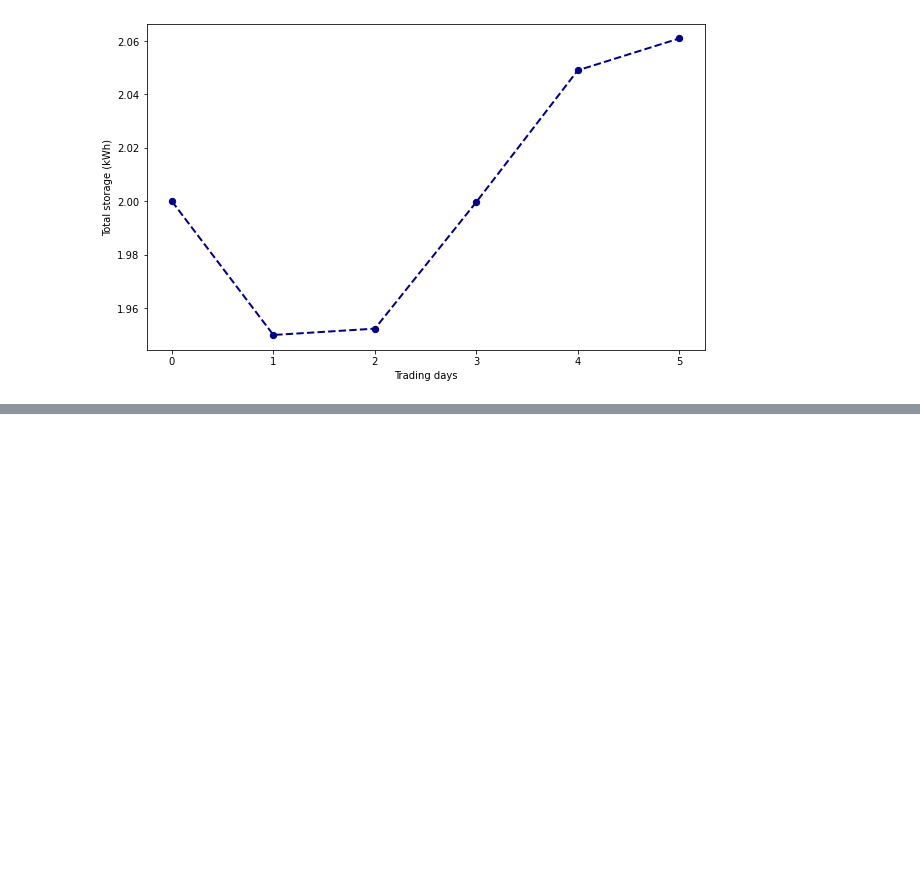
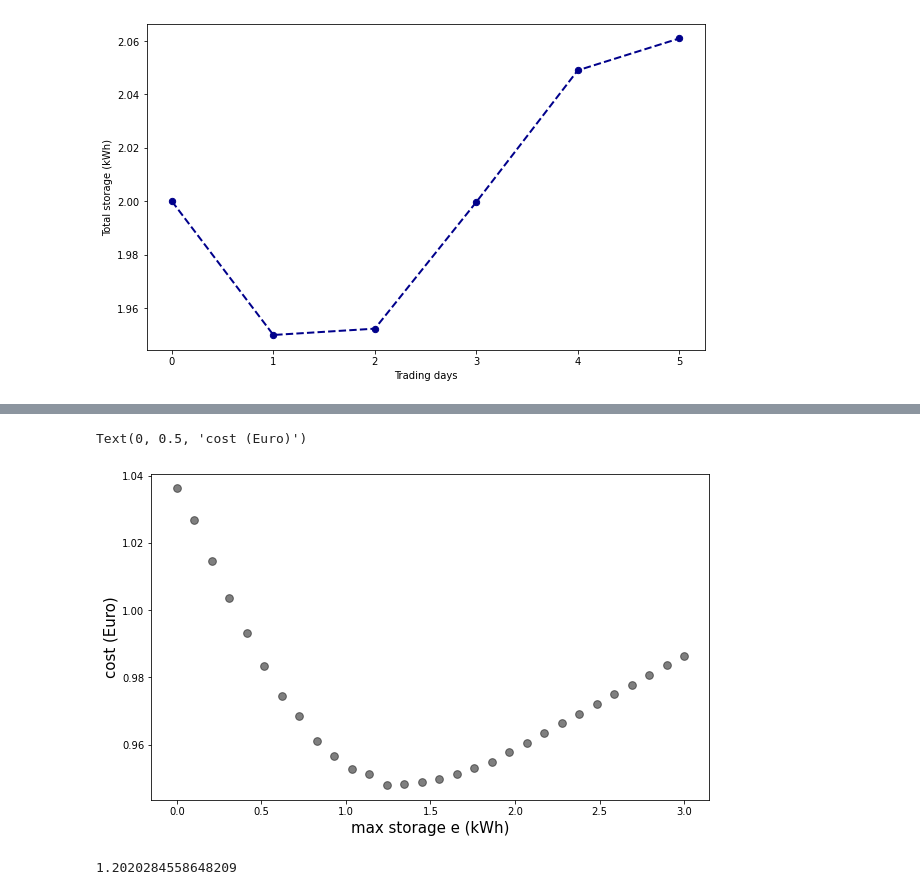
Before and after one commit to rossetl/GT-Smart-Grids, a Jupyter notebook: notebook2.ipynb, the cells around one changed output, grey strips where cells are left out. Drawn from its saved outputs; the diff is of its cells as text; code cells hidden in the pictures; blank space fills up the shorter version.

```diff
--- a/notebook2.ipynb
+++ b/notebook2.ipynb
@@ -487,0 +501,18 @@ ax1.set_ylabel('Total storage (kWh)');
+# %%
+# Intialization
+e0 = np.ones(n_nodes)*0.05              # storage level
+e = np.ones(n_nodes)*0.1                # storage capacity
+b_pm = np.zeros(shape=(n_nodes, 2*T))   # charging profiles
+l = np.zeros(shape=(n_nodes, T))        # load profiles
+b_history = np.ndarray(shape=(0, T))    # storage profile history
+p_history = np.ndarray(shape=(0, T))    # price history
+e_history = np.array([])                # total storage
+
+# generate load profiles
+sigma = 0.005
+for i in range(n_nodes):
+    l[i, :] = load_curve[(poisson.rvs(mu=2, size=T) + np.arange(T)) % T] + np.random.randn(T)*sigma
+
+p = market_price(l.sum(axis=0) - b_pm[:, T:].sum(axis=0) + b_pm[:, :T].sum(axis=0))
+p_history = np.append(p_history, [p], axis=0)
+e_history = np.append(e_history, e.sum())
@@ -487,0 +566,30 @@ ax1.set_ylabel('Total storage (kWh)');
+# %%
+from scipy.optimize import minimize, Bounds, LinearConstraint, minimize_scalar
+def evaluate_e_opt(e, n, p, l, c):
+    mat_constr = constr_matrix_b(alpha)
+    leftv_constr, rightv_constr = constr_vectors_b(n, b_sup, b_inf, alpha, e0, e, l)
+    linear_constraint = LinearConstraint(mat_constr, leftv_constr, rightv_constr)
+    bounds = Bounds([0] * 2 * T, [max(b_sup, b_inf)] * 2 * T)
+    x0 = np.zeros(2 * T)
+    b_opt = minimize(u_b, x0, args=(p, l[n, :], c[n], e), method='trust-constr',
+        constraints=linear_constraint,
+        bounds=bounds,
+        #options={'factorization_method' : 'SVDFactorization', 'verbose' : 0})
+        options={'verbose' : 0})
+    return u_b(b_opt.x, p, l[0, :], c[0], e)
+# %%
+e_list = np.linspace(0, 3, 30)
+with Parallel(n_jobs=30) as parallel:
+    e_vals = parallel(delayed(evaluate_e_opt)(e_val, 0, p, l, c) for e_val in e_list)
+# %%
+plt.figure(figsize=(10,6))
+plt.scatter(e_list, e_vals, s=60, c='black', alpha=0.5)
+plt.xlabel('max storage e (kWh)', size=15)
+plt.ylabel('cost (Euro)', size=15)
+# %% [output]
+Text(0, 0.5, 'cost (Euro)')
+[figure, added]
+# %%
+u_b(b_pm[0, :], p, l[0, :], c[0], 3)
+# %% [output]
+1.2020284558648209
```
Also changed, not shown: parts of 4 cells of this notebook, 2 other files.
